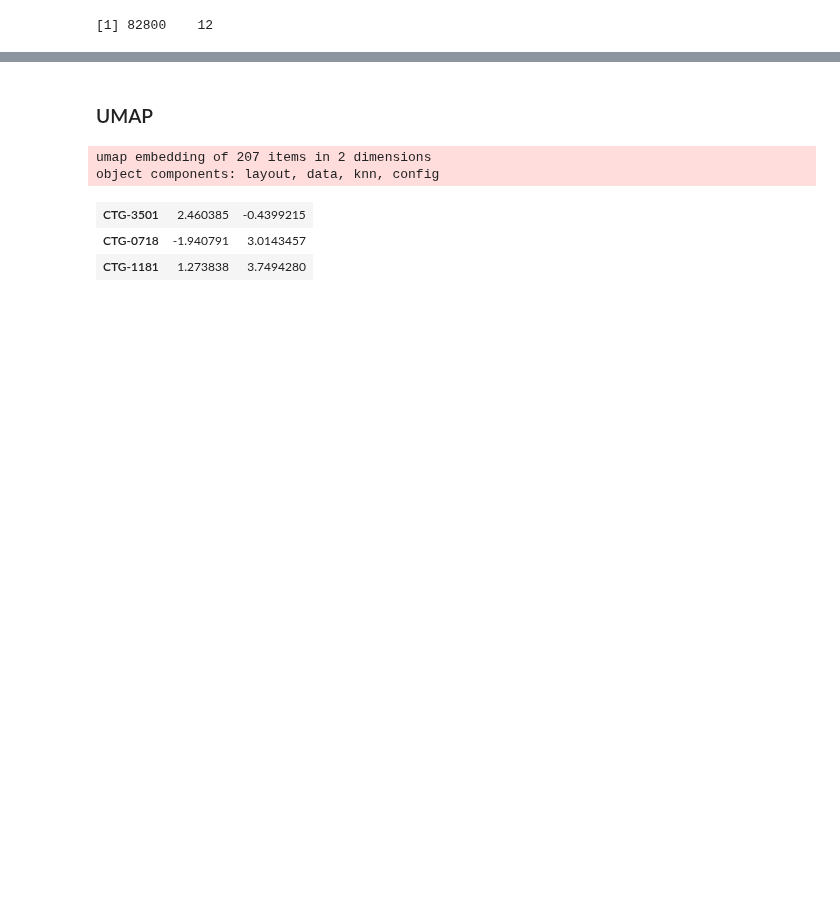
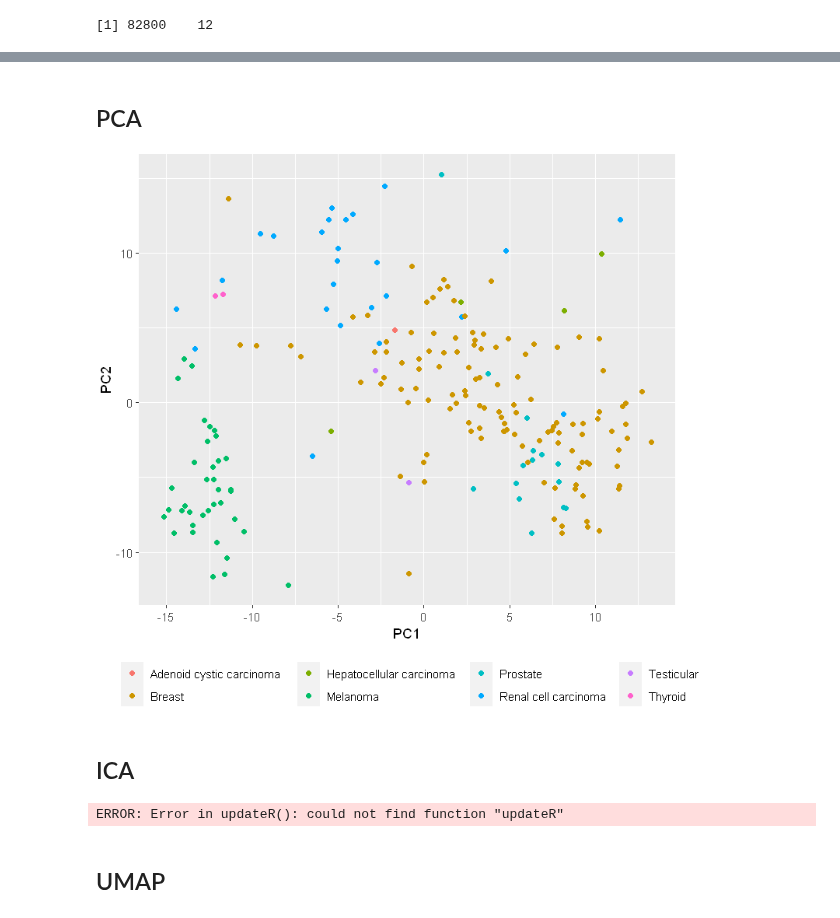
Before and after one commit to liorbey/lumin-workstation-materials, a Jupyter notebook: pca_ica_umap_R.ipynb, the cells around one changed output, grey strips where cells are left out. Saved outputs shown, nothing was run; the diff lists cells and outputs as text; code cells hidden in the pictures; blank space fills up the shorter version.

Commit message:
Add PCA and its plot

```diff
--- a/pca_ica_umap_R.ipynb
+++ b/pca_ica_umap_R.ipynb
@@ -94,14 +95,28 @@ print(dim(log_tpm))
+# %% [markdown]
+## PCA
+# %%
+pca_out <- PCA(log_tpm)
+# %%
+# join the output with the original dataframe to have tumor_type
+pca_plot <- data.frame(PC1 = pca_out$ind$coord[,1],
+                       PC2 = pca_out$ind$coord[,2],
+                       model = rownames(pca_out$ind$coord)) %>%
+    inner_join(df, by="model")
+# %%
+# plot
+options(repr.plot.width = 7, repr.plot.height = 6)  # set figure size
+ggplot(pca_plot, aes(x = PC1, y = PC2)) +
+    geom_point(aes(color = tumor_type)) +
+    theme(legend.position = "bottom",
+          legend.title = element_blank(),
+          plot.margin = unit(c(0,2,0,0.1), "cm"))
+# %% [output]
+[figure, added]
+# %% [markdown]
+## ICA
+# %%
+updateR()
+# %% [output]
+ERROR: Error in updateR(): could not find function "updateR"
 # %% [markdown]
-### UMAP
+## UMAP
-# %%
-umap_out <- umap(log_tpm)
-umap_out
-# %% [output]
-umap embedding of 207 items in 2 dimensions
-object components: layout, data, knn, config
-# %%
-head(umap_out$layout, 3)
-# %% [output]
-| CTG-3501 | 2.460385 | -0.4399215 |
-| CTG-0718 | -1.940791 | 3.0143457 |
-| CTG-1181 | 1.273838 | 3.7494280 |
```
Also changed, not shown: parts of 14 cells of this notebook.
